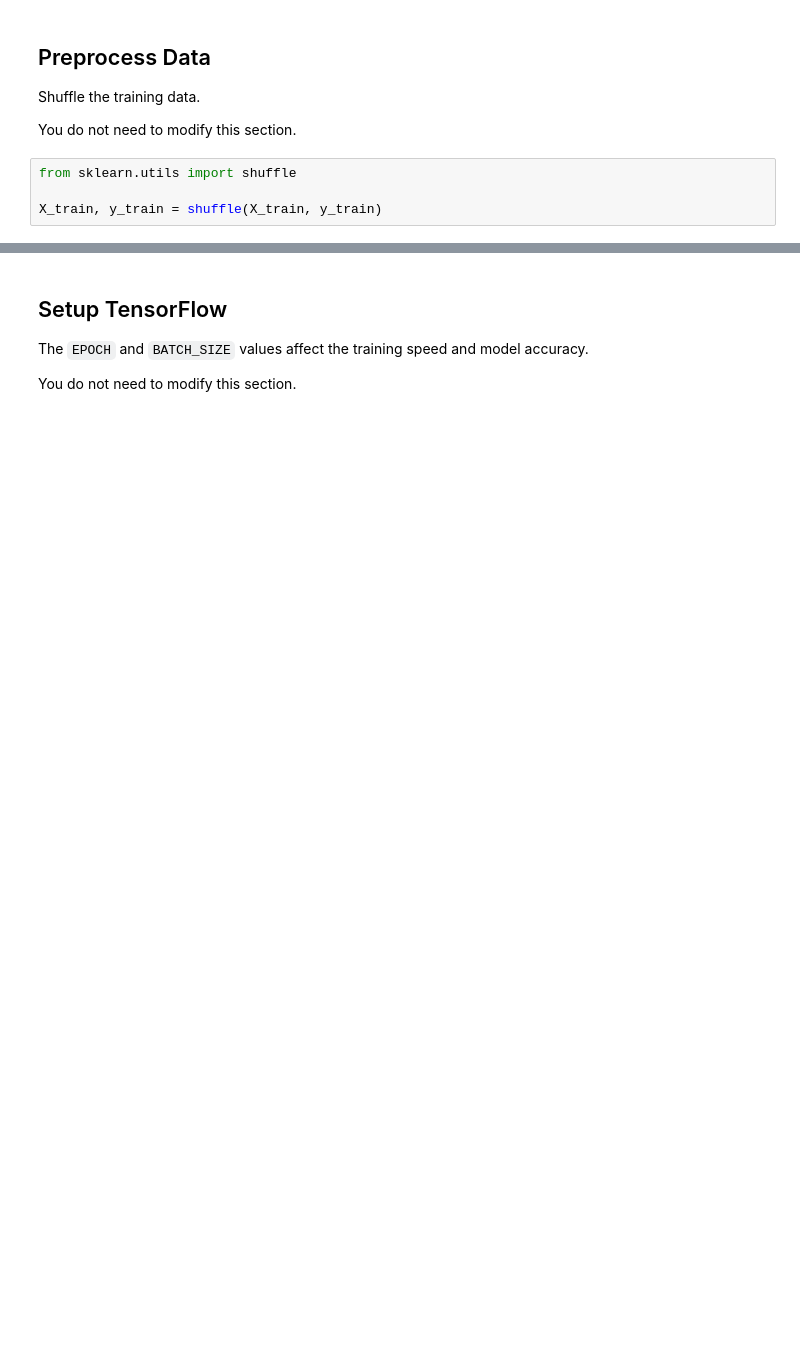
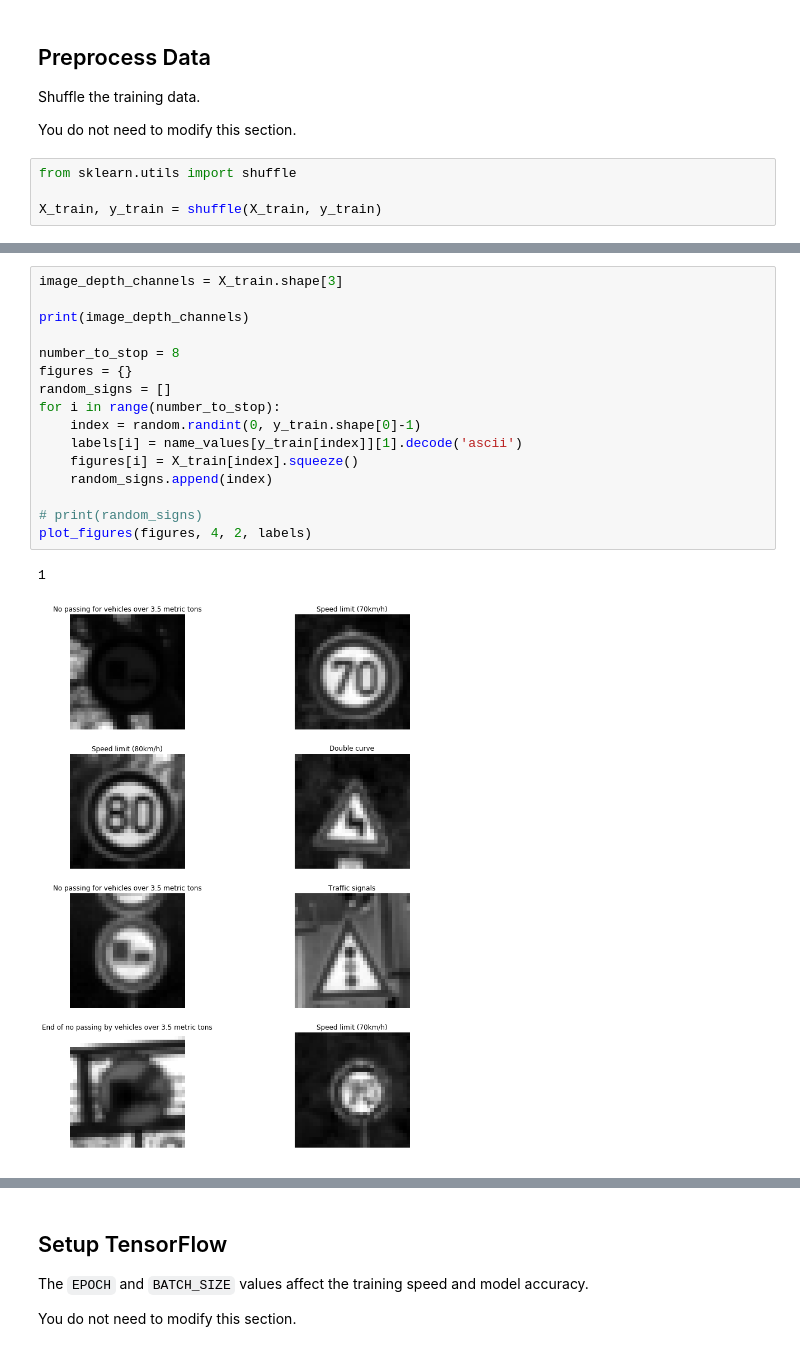
Before and after one commit to bhaveshwadhwani/CarND-Traffic-Sign-Classifier-Project, a Jupyter notebook: LeNet_Traffic_sign_classfier.ipynb, the cells around one changed output, grey strips where cells are left out. Cells and saved outputs as stored; diff of their text form; blank space fills up the shorter version.

```diff
--- a/LeNet_Traffic_sign_classfier.ipynb
+++ b/LeNet_Traffic_sign_classfier.ipynb
@@ -67,0 +242,19 @@ X_train, y_train = shuffle(X_train, y_train)
+# %%
+image_depth_channels = X_train.shape[3]
+
+print(image_depth_channels)
+
+number_to_stop = 8
+figures = {}
+random_signs = []
+for i in range(number_to_stop):
+    index = random.randint(0, y_train.shape[0]-1)
+    labels[i] = name_values[y_train[index]][1].decode('ascii')
+    figures[i] = X_train[index].squeeze()
+    random_signs.append(index)
+
+# print(random_signs)
+plot_figures(figures, 4, 2, labels)
+# %% [output]
+1
+[figure, added]
```
Also changed, not shown: parts of 31 cells of this notebook, 15 other files.
